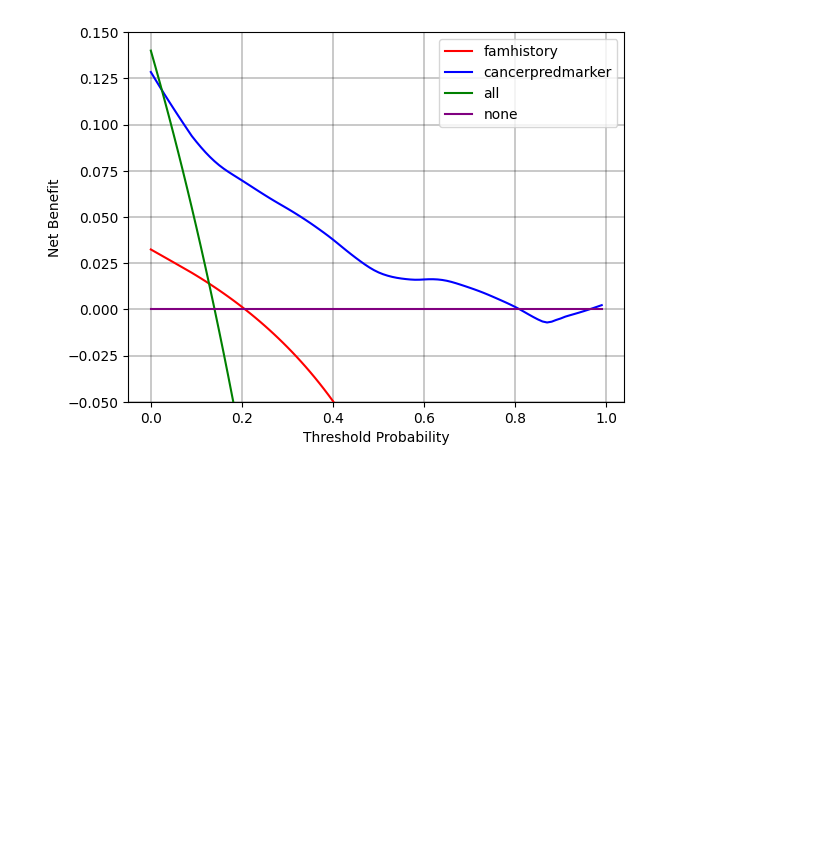
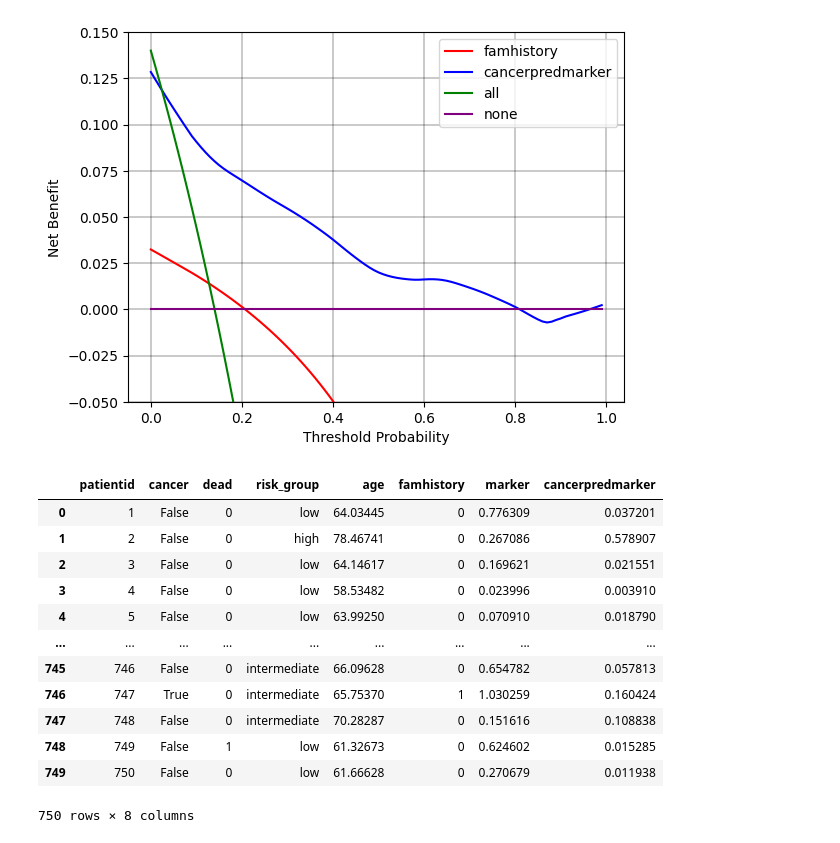
Before and after one commit to MSKCC-Epi-Bio/dcurves, a Jupyter notebook: jupyter_notebooks/plot_smoothing.ipynb, the cells around one changed output. Saved outputs shown, nothing was run; the diff lists cells and outputs as text; code cells hidden in the pictures; blank space fills up the shorter version.

```diff
--- a/jupyter_notebooks/plot_smoothing.ipynb
+++ b/jupyter_notebooks/plot_smoothing.ipynb
@@ -227,0 +233,16 @@ plot_graphs(plot_df=df_bin_dca, graph_type='net_benefit', color_names=['red', 'b
+# %%
+load_test_data.load_binary_df()
+# %% [output]
+|  | patientid | cancer | dead | risk_group | age | famhistory | marker | cancerpredmarker |
+| 0 | 1 | False | 0 | low | 64.03445 | 0 | 0.776309 | 0.037201 |
+| 1 | 2 | False | 0 | high | 78.46741 | 0 | 0.267086 | 0.578907 |
+| 2 | 3 | False | 0 | low | 64.14617 | 0 | 0.169621 | 0.021551 |
+| 3 | 4 | False | 0 | low | 58.53482 | 0 | 0.023996 | 0.003910 |
+| 4 | 5 | False | 0 | low | 63.99250 | 0 | 0.070910 | 0.018790 |
+| ... | ... | ... | ... | ... | ... | ... | ... | ... |
+| 745 | 746 | False | 0 | intermediate | 66.09628 | 0 | 0.654782 | 0.057813 |
+| 746 | 747 | True | 0 | intermediate | 65.75370 | 1 | 1.030259 | 0.160424 |
+| 747 | 748 | False | 0 | intermediate | 70.28287 | 0 | 0.151616 | 0.108838 |
+| 748 | 749 | False | 1 | low | 61.32673 | 0 | 0.624602 | 0.015285 |
+| 749 | 750 | False | 0 | low | 61.66628 | 0 | 0.270679 | 0.011938 |
+750 rows × 8 columns
```
Also changed, not shown: parts of 3 cells of this notebook, 6 other files.
